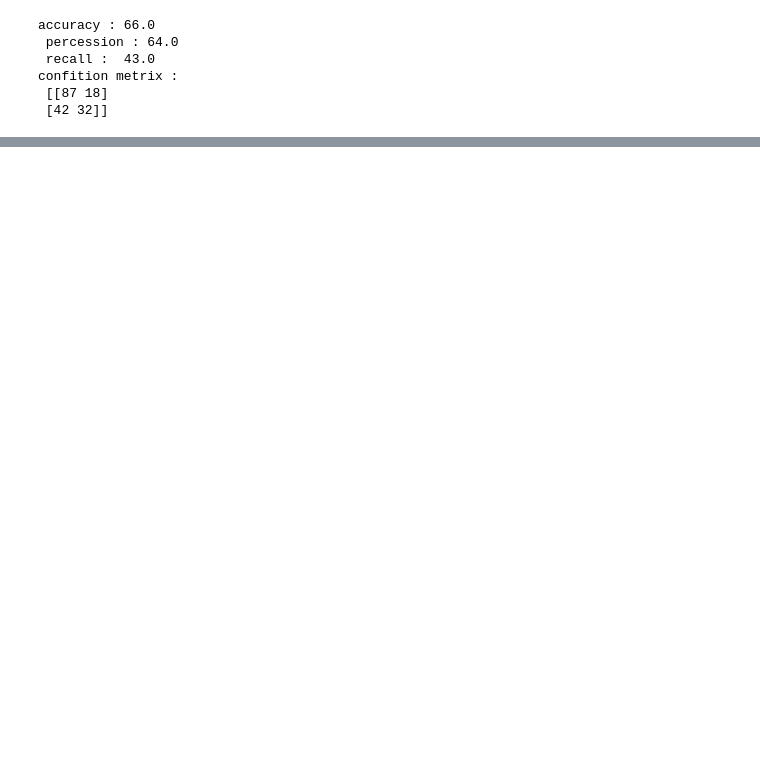
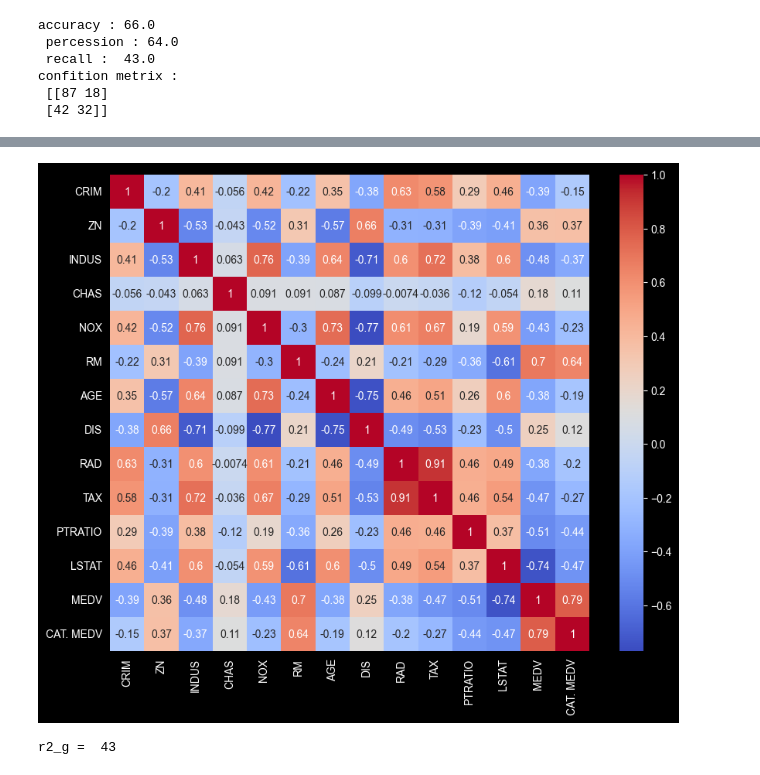
Before and after one commit to mohamed0barhoomi/checkpoint_data, a Jupyter notebook: metrics_model.ipynb, the cells around one changed output, grey strips where cells are left out. Saved outputs shown, nothing was run; the diff lists cells and outputs as text; code cells hidden in the pictures; blank space fills up the shorter version.

```diff
--- a/metrics_model.ipynb
+++ b/metrics_model.ipynb
@@ -271,0 +278,4 @@ fig.show()
+# %%
+import pandas as pd
+data_hous = pd.read_csv('../BostonHousing.csv', sep=',', na_values=[''], quotechar='"')
+data_hous
@@ -271,0 +314,6 @@ fig.show()
+# %%
+plt.figure(figsize=(10,8))
+sns.heatmap(data_hous.corr(numeric_only=True), annot=True, cmap="coolwarm")
+plt.show()
+# %% [output]
+[figure, added]
@@ -271,0 +344,10 @@ fig.show()
+# %%
+model = GradientBoostingRegressor()
+model.fit(x_train,y_train)
+y_pred=model.predict(x_test)
+r2_g=round(r2_score(y_test,y_pred)*100)
+MSE_g=round(mean_squared_error(y_test,y_pred)*100)
+MAE_g=round(mean_absolute_error(y_test,y_pred)*100)
+print("r2_g = ",r2_g)
+# %% [output]
+r2_g =  43
```
Also changed, not shown: parts of 17 cells of this notebook.
